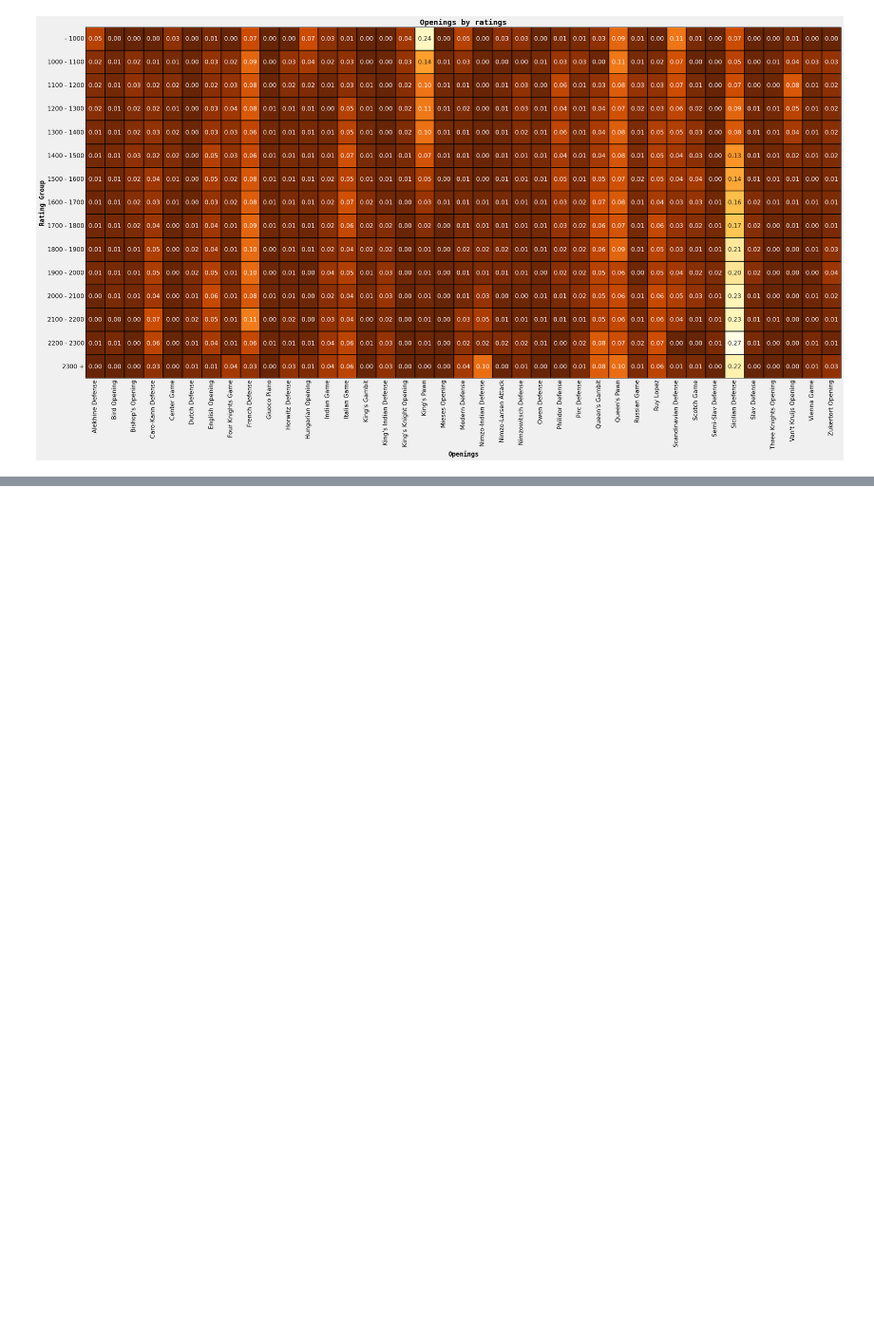
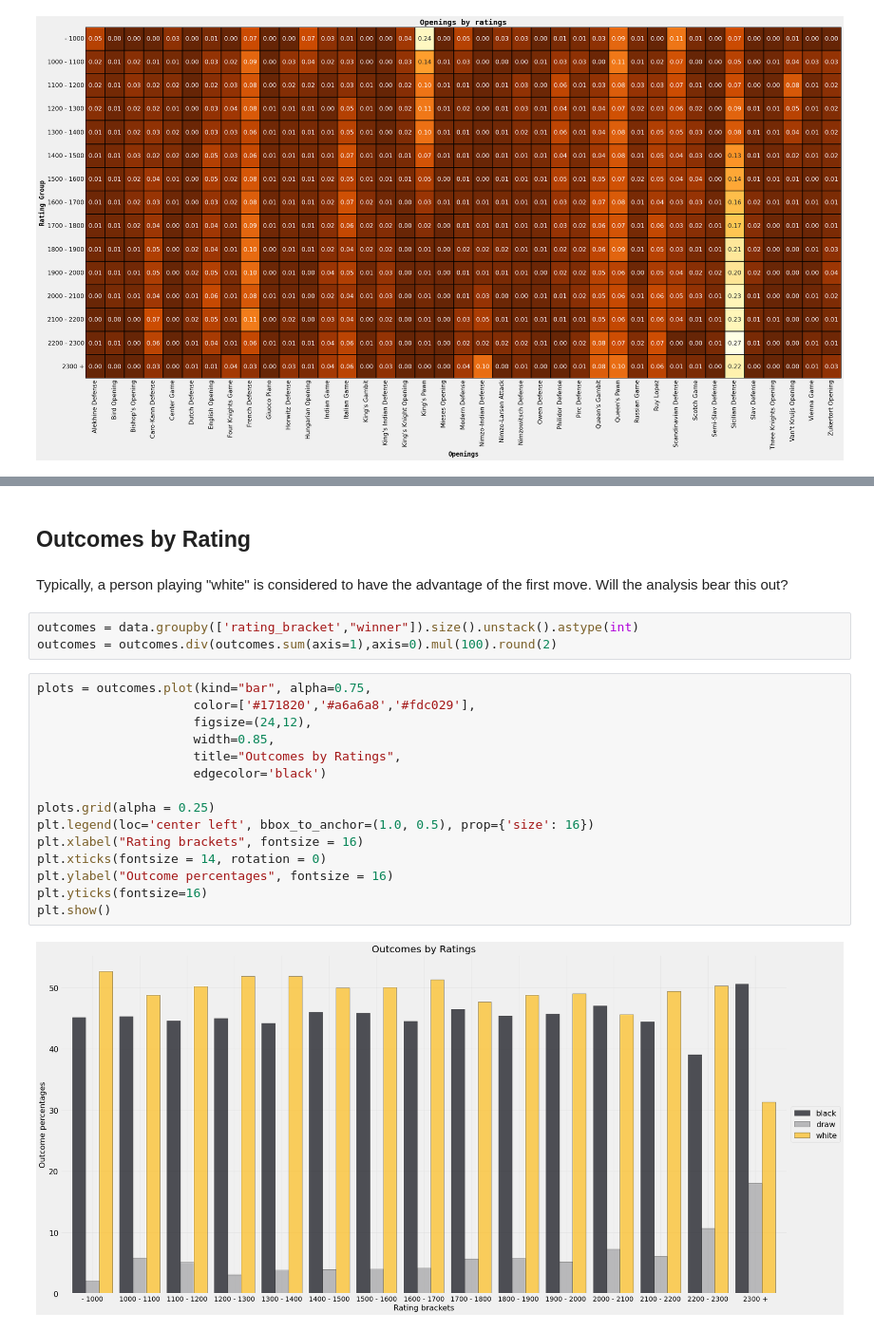
Before and after one commit to ofithcheallaigh/python_projects, a Jupyter notebook: pythonCode/DataAnalysis/ChessAnalysis/LichessDataAnalysis.ipynb, the cells around one changed output, grey strips where cells are left out. Shown at 95% size. Saved outputs shown, nothing was run; the diff lists cells and outputs as text; blank space fills up the shorter version.

Commit message:
adding analysis related to which colour is more likily to win

```diff
--- a/pythonCode/DataAnalysis/ChessAnalysis/LichessDataAnalysis.ipynb
+++ b/pythonCode/DataAnalysis/ChessAnalysis/LichessDataAnalysis.ipynb
@@ -238,0 +246,24 @@ del z
+# %% [markdown]
+## Outcomes by Rating
+# %% [markdown]
+Typically, a person playing "white" is considered to have the advantage of the first move. Will the analysis bear this out?
+# %%
+outcomes = data.groupby(['rating_bracket',"winner"]).size().unstack().astype(int)
+outcomes = outcomes.div(outcomes.sum(axis=1),axis=0).mul(100).round(2)
+# %%
+plots = outcomes.plot(kind="bar", alpha=0.75,
+                     color=['#171820','#a6a6a8','#fdc029'],
+                     figsize=(24,12),
+                     width=0.85,
+                     title="Outcomes by Ratings",
+                     edgecolor='black')
+
+plots.grid(alpha = 0.25)
+plt.legend(loc='center left', bbox_to_anchor=(1.0, 0.5), prop={'size': 16})
+plt.xlabel("Rating brackets", fontsize = 16)
+plt.xticks(fontsize = 14, rotation = 0)
+plt.ylabel("Outcome percentages", fontsize = 16)
+plt.yticks(fontsize=16)
+plt.show()
+# %% [output]
+[figure, added]
```
Also changed, not shown: parts of 2 cells of this notebook.
